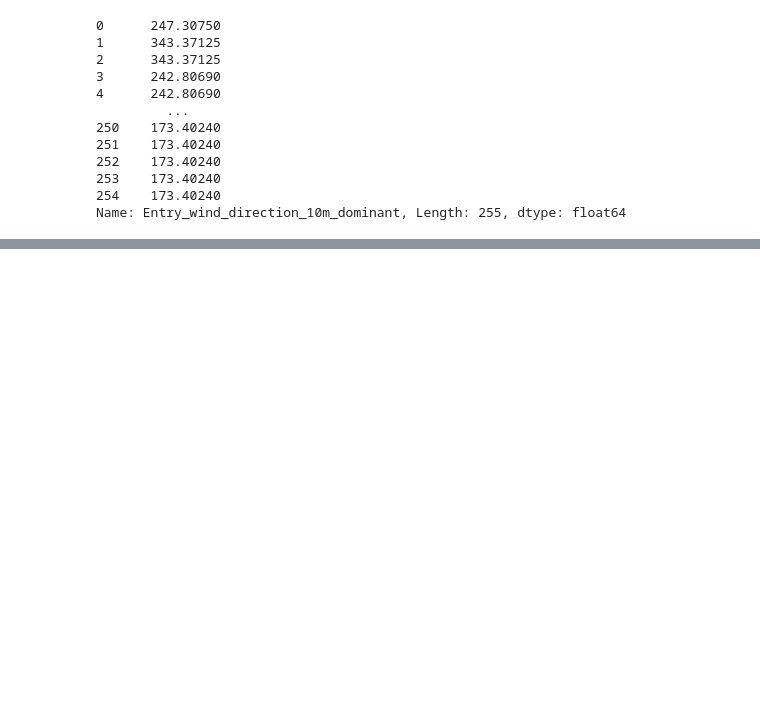
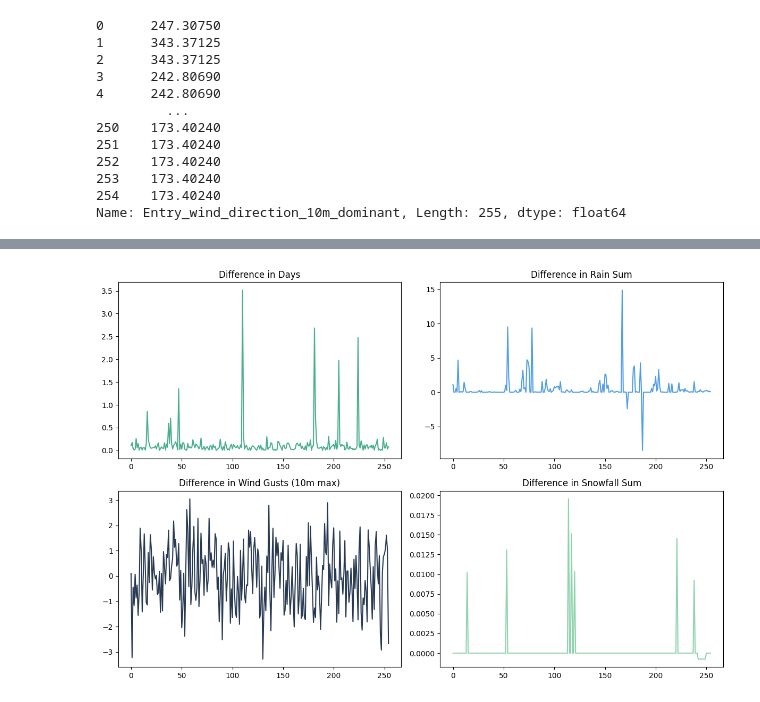
Before and after one commit to ThomasSecco/Hackathon, a Jupyter notebook: notebooks/Noising.ipynb, the cells around one changed output, grey strips where cells are left out. Cells and saved outputs as stored; diff of their text form; code cells hidden in the pictures; blank space fills up the shorter version.

```diff
--- a/notebooks/Noising.ipynb
+++ b/notebooks/Noising.ipynb
@@ -202,0 +318,33 @@ augmented_df.to_csv('augmented_data.csv', index=False)
+# %%
+import matplotlib.pyplot as plt
+
+# Convert DataFrame columns to NumPy arrays
+days_original = datas['Days'].to_numpy()
+rain_original = datas['Entry_rain_sum'].to_numpy()
+wind_gusts_original = datas['Entry_wind_gusts_10m_max'].to_numpy()
+snowfall_original = datas['Entry_snowfall_sum'].to_numpy()
+
+# Calculate the difference between original and augmented data
+delta_days = augmented_df['Days'][255:].to_numpy() - days_original
+delta_rain = augmented_df['Entry_rain_sum'][255:].to_numpy() - rain_original
+delta_wind_gusts = augmented_df['Entry_wind_gusts_10m_max'][255:].to_numpy() - wind_gusts_original
+delta_snowfall = augmented_df['Entry_snowfall_sum'][255:].to_numpy() - snowfall_original
+
+# Create subplots
+fig, axs = plt.subplots(2, 2, figsize=(12, 8))
+
+# Plot the difference for each variable
+axs[0, 0].plot(delta_days, color='#48AF8A')
+axs[0, 0].set_title('Difference in Days')
+axs[0, 1].plot(delta_rain, color='#519EE5')
+axs[0, 1].set_title('Difference in Rain Sum')
+axs[1, 0].plot(delta_wind_gusts, color='#283952')
+axs[1, 0].set_title('Difference in Wind Gusts (10m max)')
+axs[1, 1].plot(delta_snowfall, color='#8ED3AE')
+axs[1, 1].set_title('Difference in Snowfall Sum')
+
+# Show plot
+plt.tight_layout()
+plt.show()
+# %% [output]
+[figure, added]
```
Also changed, not shown: parts of 14 cells of this notebook, 10 other files.
